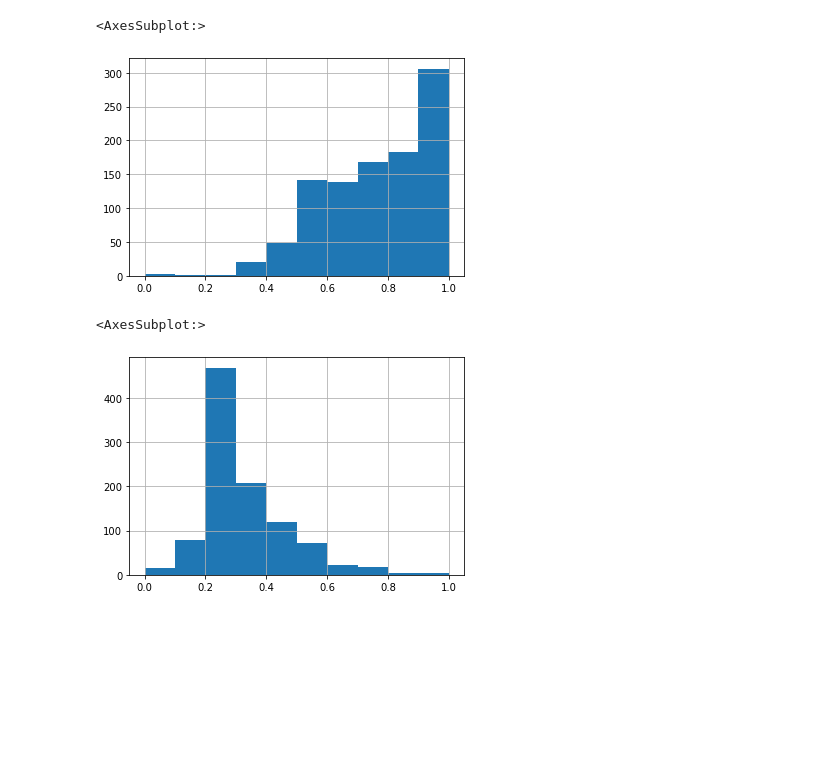
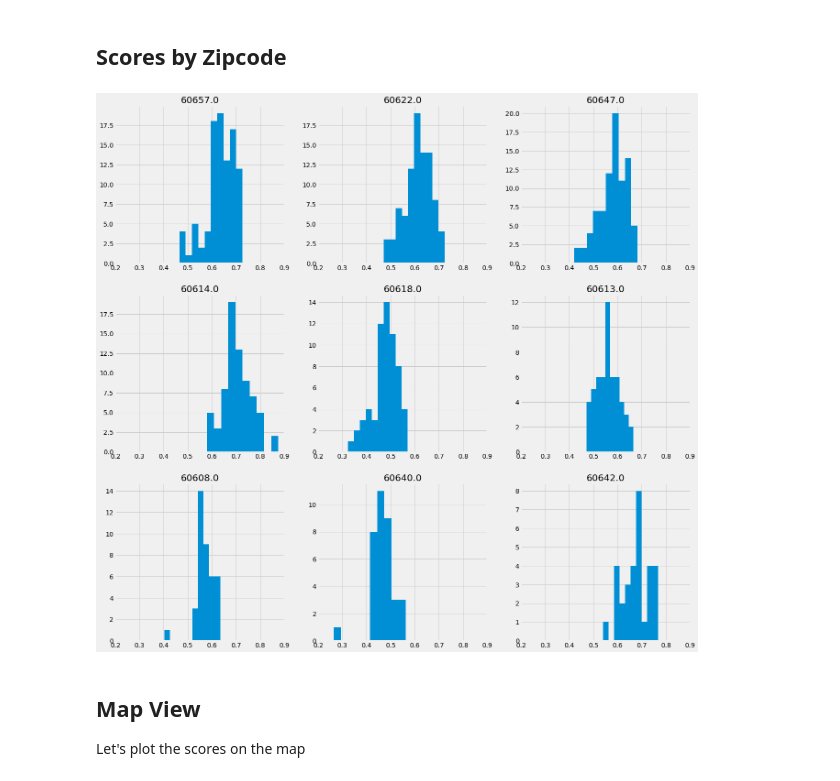
Before and after one commit to eswan18/zillow_scraper, a Jupyter notebook: Analysis.ipynb, the cells around one changed output. Drawn from its saved outputs; the diff is of its cells as text; code cells hidden in the pictures; blank space fills up the shorter version.

```diff
--- a/Analysis.ipynb
+++ b/Analysis.ipynb
@@ -117,8 +159,12 @@ promising.head()
 # %%
 from IPython.display import HTML
 
+# Look at the top 20 properties.
+N = 20
+
+# Build a line of HTML, including a link, for each property, and put them in this list.
 h = []
-for i, (_, row) in enumerate(promising.iloc[:100].iterrows(), 1):
+for i, (_, row) in enumerate(promising.iloc[:N].iterrows(), 1):
     h.append(f'{i}. <a href="{row.url}">{row.address}</a> '
              f'-- ${row.price}, {row.beds} beds, {row.baths} baths, {row.sqft} sqft '
              f'--  Total score: <b>{row.total_score:.3f}</b>')
@@ -145,3 +193,0 @@ HTML(html)
-# %%
-for i, url in enumerate(promising.head(100).url, 1):
-    print(f'{i}. {url}')
@@ -171,10 +194,22 @@ df.loc_score.hist()
-# %%
-df.price_score.hist()
-# %% [output]
-<AxesSubplot:>
-[figure, removed]
-# %%
-df.sqft_score.hist()
-# %% [output]
-<AxesSubplot:>
-[figure, removed]
+# %% [markdown]
+## Scores by Zipcode
+# %%
+# Get the 9 zipcodes with the most properties
+zips = df.zipcode.value_counts().iloc[:9].index
+# %%
+# It's important to keep all the X-axes constant to do visual comparisons.
+# I had to experiment a bit to get a value here that didn't cut off any bars.
+X_LIM = (0.2, 0.9)
+
+fig, ax = plt.subplots(3, 3, figsize=(20, 20))
+for i, z in enumerate(zips):
+    sub_df = df[df.zipcode == z]
+    x, y = divmod(i, 3)
+    sub_df.total_score.hist(ax=ax[x, y])
+    ax[x, y].set_xlim(*X_LIM)
+    ax[x, y].set_title(z)
+# %% [output]
+[figure, added]
+# %% [markdown]
+## Map View
+Let's plot the scores on the map
```
Also changed, not shown: parts of 21 cells of this notebook.
